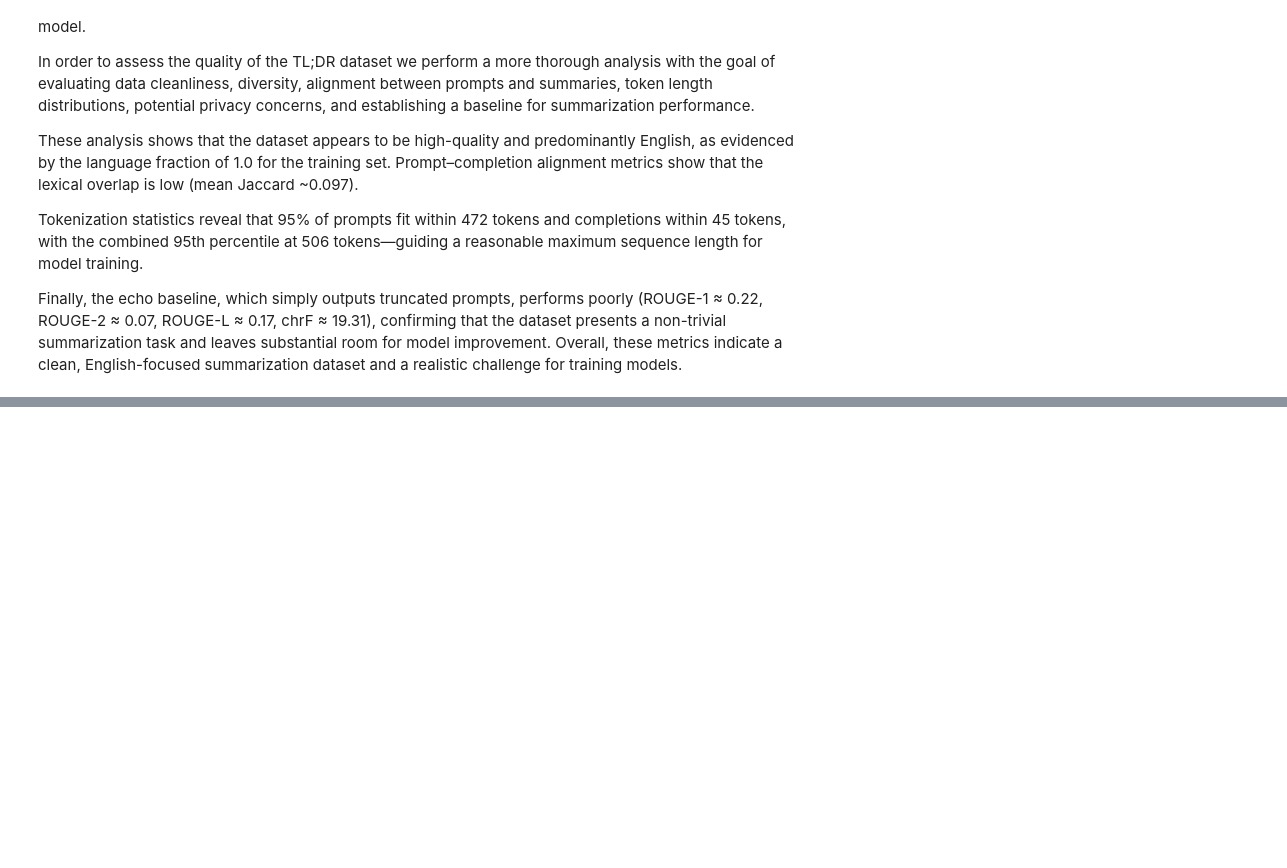
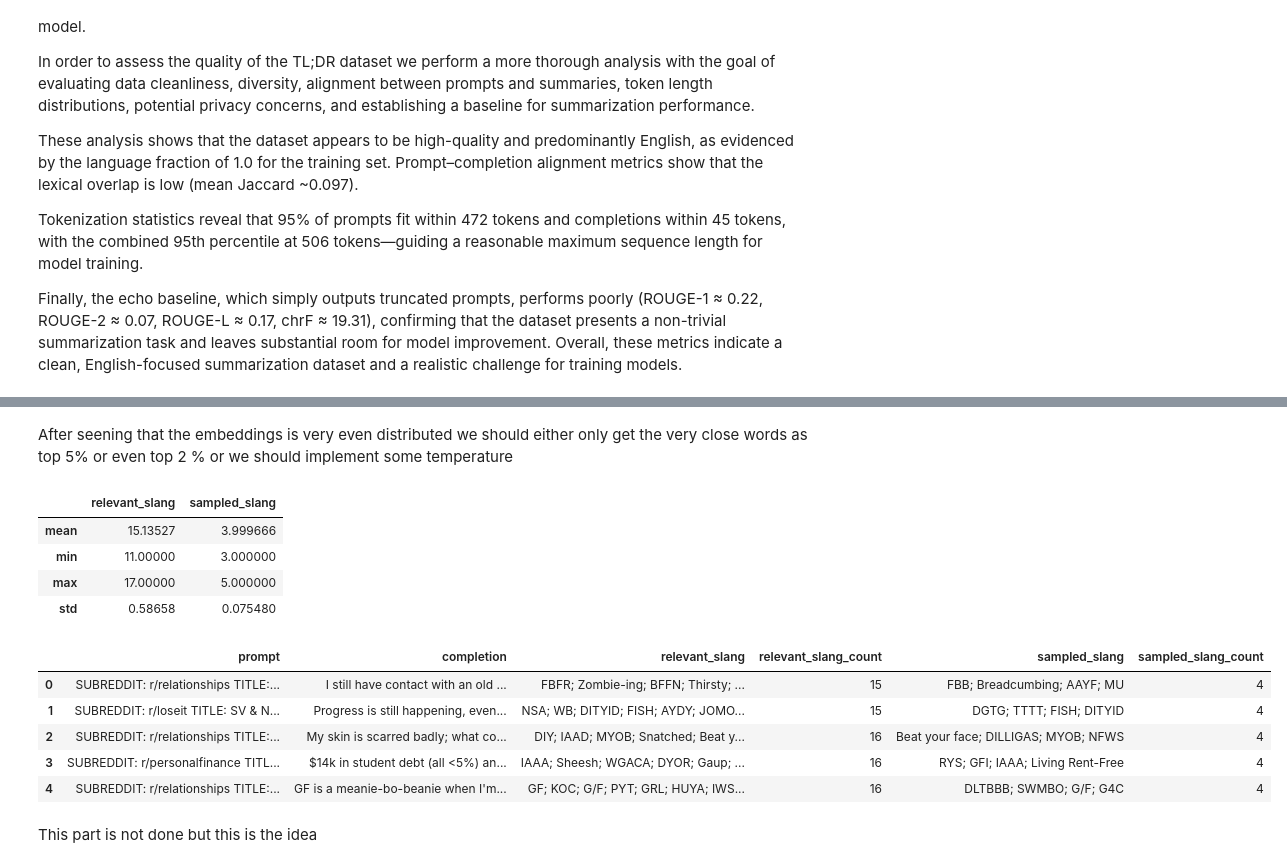
Before and after one commit to au-nlp/project-milestone-p2-group1, a Jupyter notebook: main.ipynb, the cells around one changed output, grey strips where cells are left out. Cells and saved outputs as stored; diff of their text form; code cells hidden in the pictures; blank space fills up the shorter version.

```diff
--- a/main.ipynb
+++ b/main.ipynb
@@ -1167,0 +1146,28 @@ dd
+# %% [markdown]
+After seening that the embeddings is very even distributed we should either only get the very close words as top 5% or even top 2 % or we should implement some temperature
+# %%
+tldr_df_train = train_ds.to_pandas().copy()
+tldr_df_train, stats = annotator.annotate_dataset(tldr_df_train, top_p=0.01, sample_ratio=0.3)
+
+# Display statistics for how many slang terms were relevant within the top_p and how many of them we have sampled
+display(stats.head(5))
+
+# Display results
+display(tldr_df_train.head(5))
+
+# Save dataset
+tldr_df_train.to_csv(basepath + "tldr_with_slang.csv", index=False)
+# %% [output]
+|  | relevant_slang | sampled_slang |
+| mean | 15.13527 | 3.999666 |
+| min | 11.00000 | 3.000000 |
+| max | 17.00000 | 5.000000 |
+| std | 0.58658 | 0.075480 |
+|  | prompt | completion | relevant_slang | relevant_slang_count | sampled_slang | sampled_slang_count |
+| 0 | SUBREDDIT: r/relationships TITLE:... | I still have contact with an old ... | FBFR; Zombie-ing; BFFN; Thirsty; ... | 15 | FBB; Breadcumbing; AAYF; MU | 4 |
+| 1 | SUBREDDIT: r/loseit TITLE: SV & N... | Progress is still happening, even... | NSA; WB; DITYID; FISH; AYDY; JOMO... | 15 | DGTG; TTTT; FISH; DITYID | 4 |
+| 2 | SUBREDDIT: r/relationships TITLE:... | My skin is scarred badly; what co... | DIY; IAAD; MYOB; Snatched; Beat y... | 16 | Beat your face; DILLIGAS; MYOB; NFWS | 4 |
+| 3 | SUBREDDIT: r/personalfinance TITL... | $14k in student debt (all <5%) an... | IAAA; Sheesh; WGACA; DYOR; Gaup; ... | 16 | RYS; GFI; IAAA; Living Rent-Free | 4 |
+| 4 | SUBREDDIT: r/relationships TITLE:... | GF is a meanie-bo-beanie when I'm... | GF; KOC; G/F; PYT; GRL; HUYA; IWS... | 16 | DLTBBB; SWMBO; G/F; G4C | 4 |
+# %% [markdown]
+This part is not done but this is the idea
```
Also changed, not shown: parts of 10 cells of this notebook, 1 other file.
